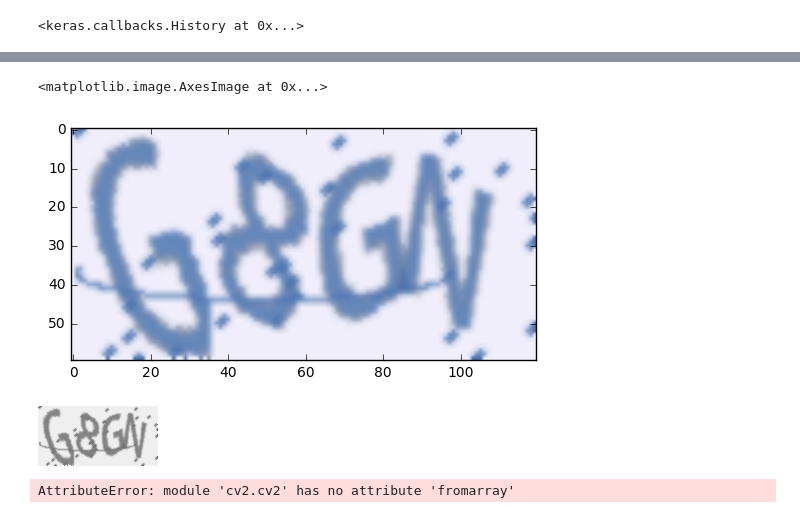
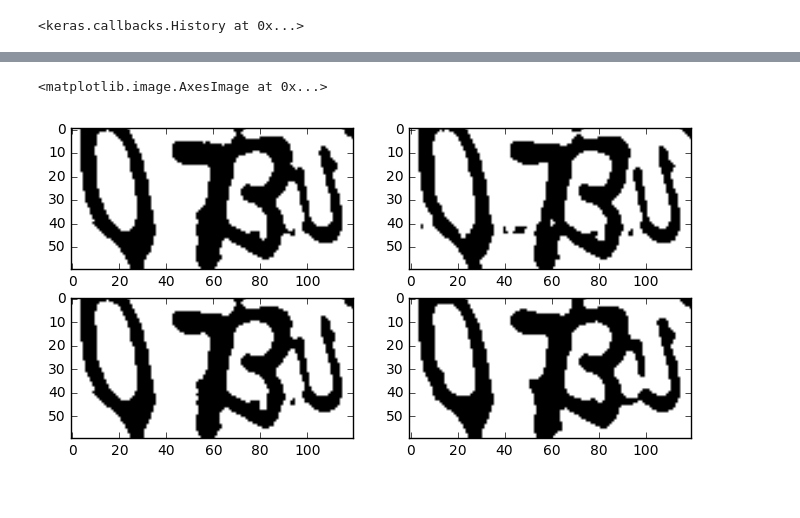
Before and after one commit to zhangbincheng1997/captcha-adversarial-attack, a Jupyter notebook: main.ipynb, the cells around one changed output, grey strips where cells are left out. Drawn from its saved outputs; the diff is of its cells as text; code cells hidden in the pictures.

```diff
--- a/main.ipynb
+++ b/main.ipynb
@@ -117,0 +170,24 @@ plt.imshow(X[0], cmap='gray')
+# %%
+# zhong zhi lv bo
+b1 = cv2.medianBlur(blur1, 5)
+b2 = cv2.medianBlur(blur2, 5)
+b3 = cv2.medianBlur(blur3, 5)
+b4 = cv2.medianBlur(blur4, 5)
+# gao si
+"""b1 = cv2.GaussianBlur(blur1, (3,3),0)
+b2 = cv2.GaussianBlur(blur2, (3,3),0)
+b3 = cv2.GaussianBlur(blur3, (3,3),0)
+b4 = cv2.GaussianBlur(blur4, (3,3),0)"""
+
+plt.figure(figsize = (8, 4))
+plt.subplot(2, 2, 1)
+plt.imshow(b1, cmap='gray')
+plt.subplot(2, 2, 2)
+plt.imshow(b2, cmap='gray')
+plt.subplot(2, 2, 3)
+plt.imshow(b3, cmap='gray')
+plt.subplot(2, 2, 4)
+plt.imshow(b4, cmap='gray')
+# %% [output]
+<matplotlib.image.AxesImage at 0x...>
+[figure, added]
@@ -131,9 +210,0 @@ import cv2
-# %%
-plt.imshow(x[0])
-# %% [output]
-<matplotlib.image.AxesImage at 0x...>
-[figure, removed]
-# %%
-img.convert("L")
-# %% [output]
-[figure, removed]
@@ -145,5 +210,0 @@ ths, process = cv2.threshold(gray, 127, 255, cv2.THRESH_BINARY)
-# %%
-img = cv2.fromarray(x[0])
-plt.imshow(img)
-# %% [output]
-AttributeError: module 'cv2.cv2' has no attribute 'fromarray'
```
Also changed, not shown: parts of 19 cells of this notebook.
